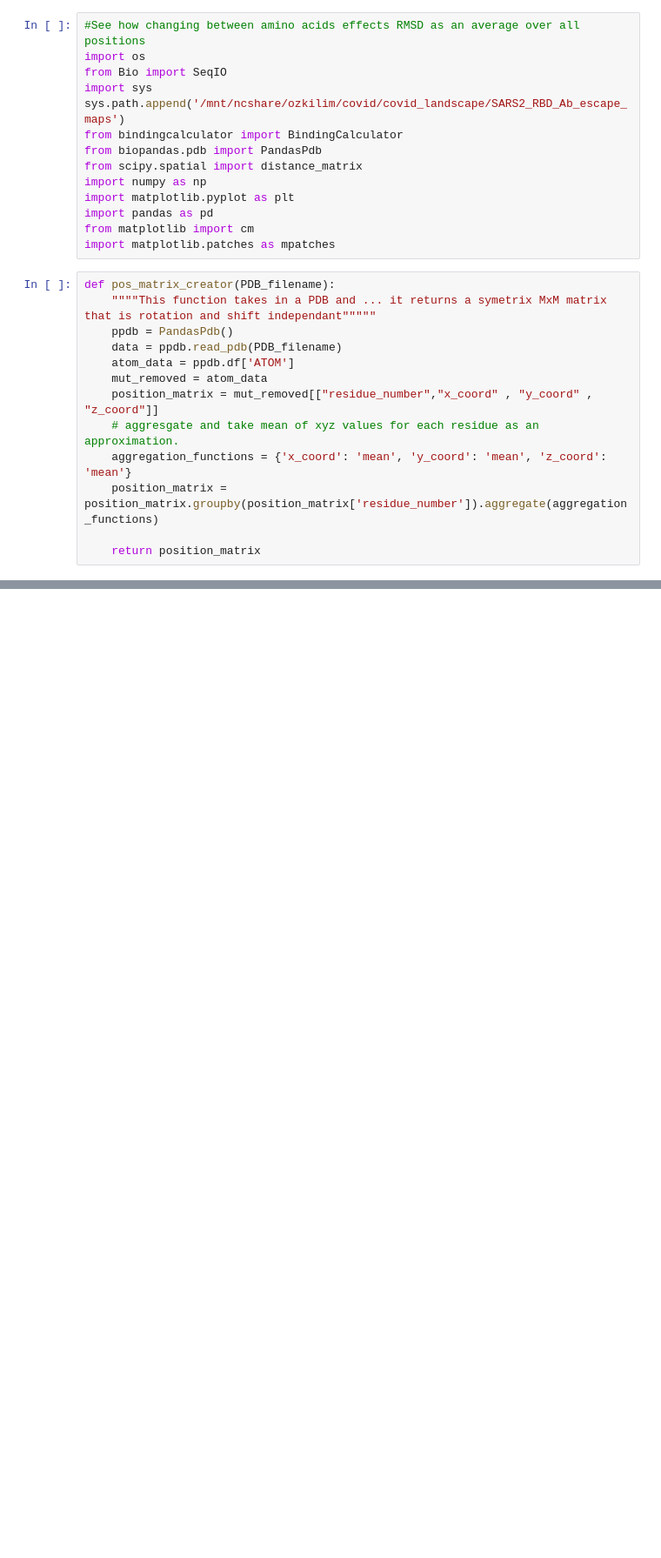
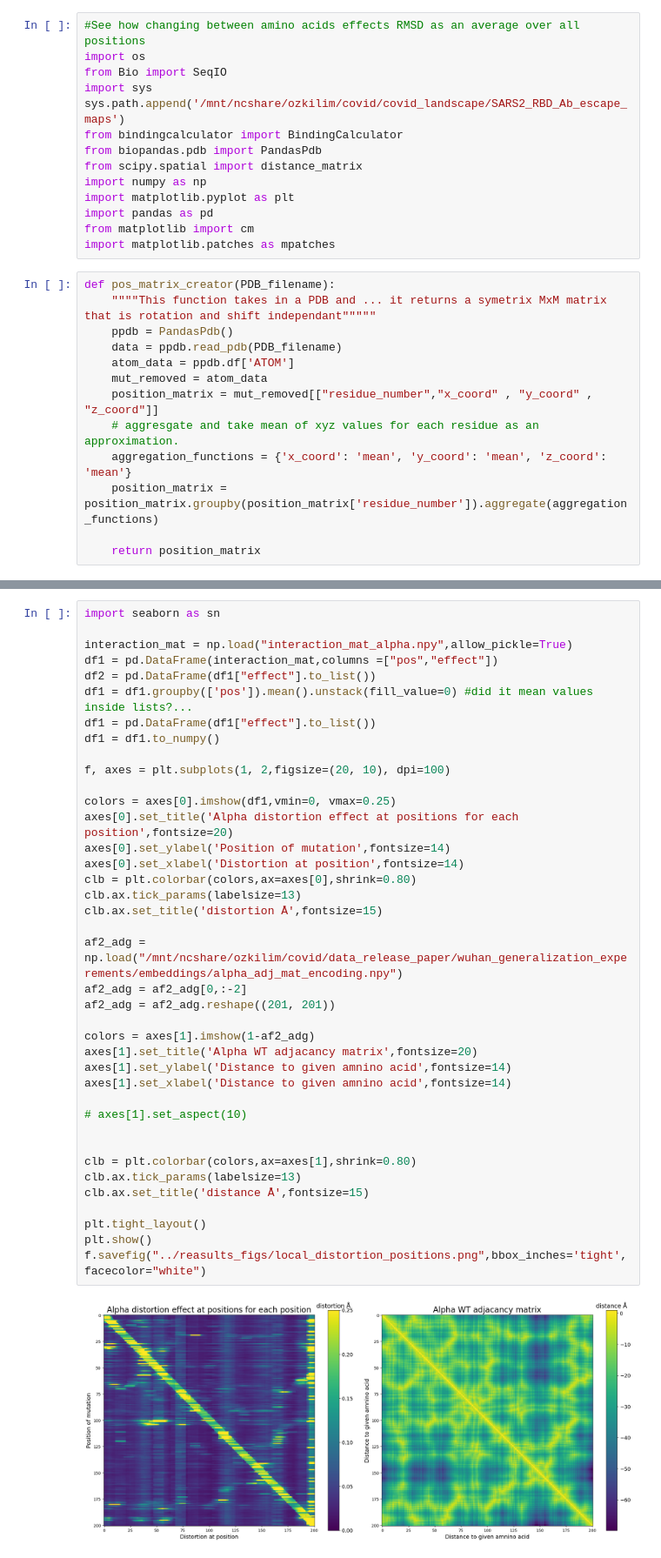
Before and after one commit to csabaiBio/RBD-AlphaFold2-structures-and-phenotypic-information, a Jupyter notebook: data_usage_scripts/xyz_variation_at_position.ipynb, the cells around one changed output, grey strips where cells are left out. Shown at 87% size. Cells and saved outputs as stored; diff of their text form; blank space fills up the shorter version.

```diff
--- a/data_usage_scripts/xyz_variation_at_position.ipynb
+++ b/data_usage_scripts/xyz_variation_at_position.ipynb
@@ -155,0 +262,41 @@ f.savefig("../reasults_figs/mut_at_position.png",bbox_inches='tight',facecolor="
+# %%
+import seaborn as sn
+
+interaction_mat = np.load("interaction_mat_alpha.npy",allow_pickle=True)
+df1 = pd.DataFrame(interaction_mat,columns =["pos","effect"])
+df2 = pd.DataFrame(df1["effect"].to_list())
+df1 = df1.groupby(['pos']).mean().unstack(fill_value=0) #did it mean values inside lists?...
+df1 = pd.DataFrame(df1["effect"].to_list())
+df1 = df1.to_numpy()
+
+f, axes = plt.subplots(1, 2,figsize=(20, 10), dpi=100)
+
+colors = axes[0].imshow(df1,vmin=0, vmax=0.25)
+axes[0].set_title('Alpha distortion effect at positions for each position',fontsize=20)
+axes[0].set_ylabel('Position of mutation',fontsize=14)
+axes[0].set_xlabel('Distortion at position',fontsize=14)
+clb = plt.colorbar(colors,ax=axes[0],shrink=0.80)
+clb.ax.tick_params(labelsize=13)
+clb.ax.set_title('distortion Å',fontsize=15)
+
+af2_adg = np.load("/mnt/ncshare/ozkilim/covid/data_release_paper/wuhan_generalization_experements/embeddings/alpha_adj_mat_encoding.npy")
+af2_adg = af2_adg[0,:-2]
+af2_adg = af2_adg.reshape((201, 201))
+
+colors = axes[1].imshow(1-af2_adg)
+axes[1].set_title('Alpha WT adjacancy matrix',fontsize=20)
+axes[1].set_ylabel('Distance to given amnino acid',fontsize=14)
+axes[1].set_xlabel('Distance to given amnino acid',fontsize=14)
+
+# axes[1].set_aspect(10)
+
+
+clb = plt.colorbar(colors,ax=axes[1],shrink=0.80)
+clb.ax.tick_params(labelsize=13)
+clb.ax.set_title('distance Å',fontsize=15)
+
+plt.tight_layout()
+plt.show()
+f.savefig("../reasults_figs/local_distortion_positions.png",bbox_inches='tight',facecolor="white")
+# %% [output]
+[figure, added]
```
Also changed, not shown: parts of 5 cells of this notebook, 26 other files.
